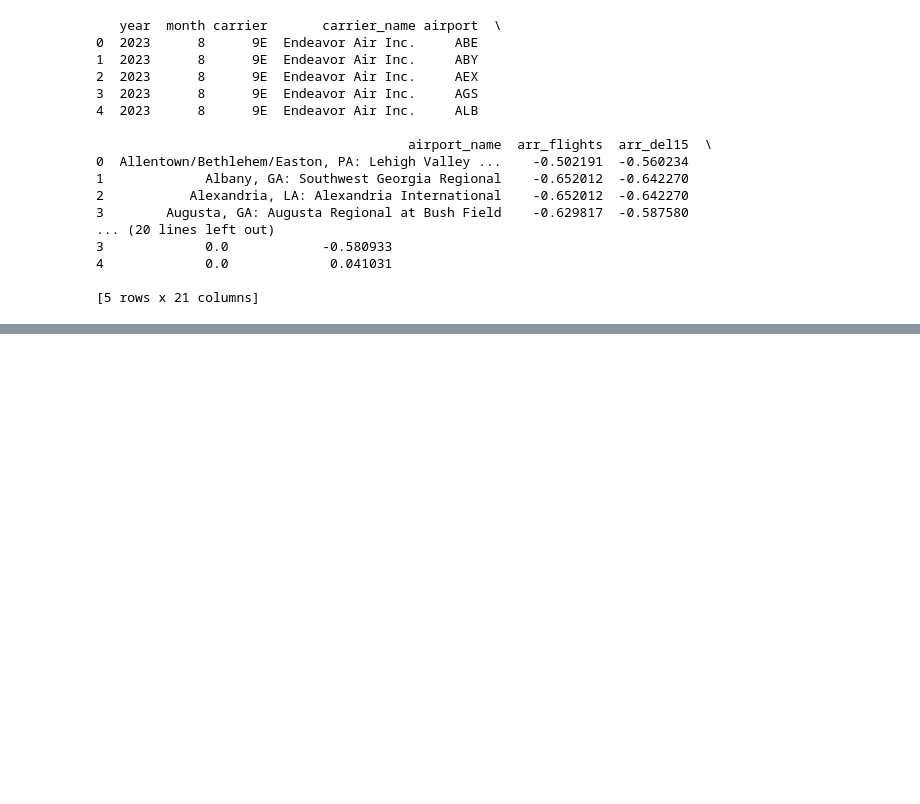
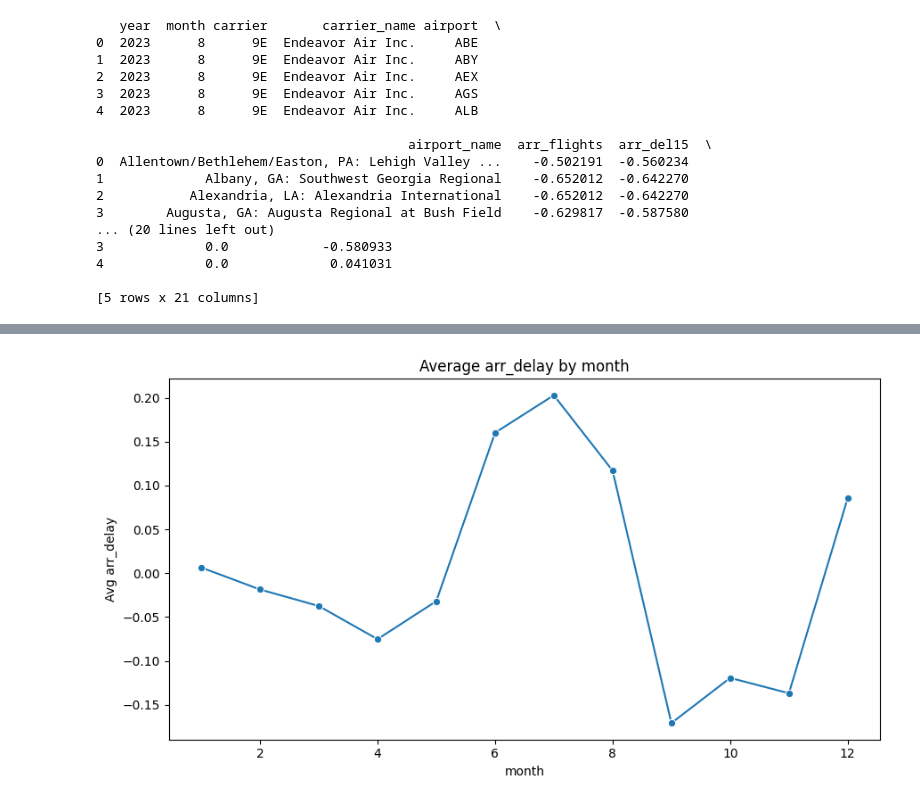
Before and after one commit to CresthaRaman/Flight-Delay, a Jupyter notebook: Pipeline.ipynb, the cells around one changed output, grey strips where cells are left out. Cells and saved outputs as stored; diff of their text form; code cells hidden in the pictures; blank space fills up the shorter version.

```diff
--- a/Pipeline.ipynb
+++ b/Pipeline.ipynb
@@ -214,0 +243,14 @@ print(scaled_df.head())
+# %%
+# Monthly delay trend
+if 'month' in analysis_df.columns and target_delay_col is not None:
+    month_delay = analysis_df.groupby('month', as_index=False)[target_delay_col].mean().sort_values('month')
+    plt.figure(figsize=(9, 5))
+    sns.lineplot(data=month_delay, x='month', y=target_delay_col, marker='o')
+    plt.title(f'Average {target_delay_col} by month')
+    plt.ylabel(f'Avg {target_delay_col}')
+    plt.tight_layout()
+    plt.show()
+else:
+    print('Month trend graph skipped (required columns not found).')
+# %% [output]
+[figure, added]
```
Also changed, not shown: parts of 5 cells of this notebook, 1 other file.
